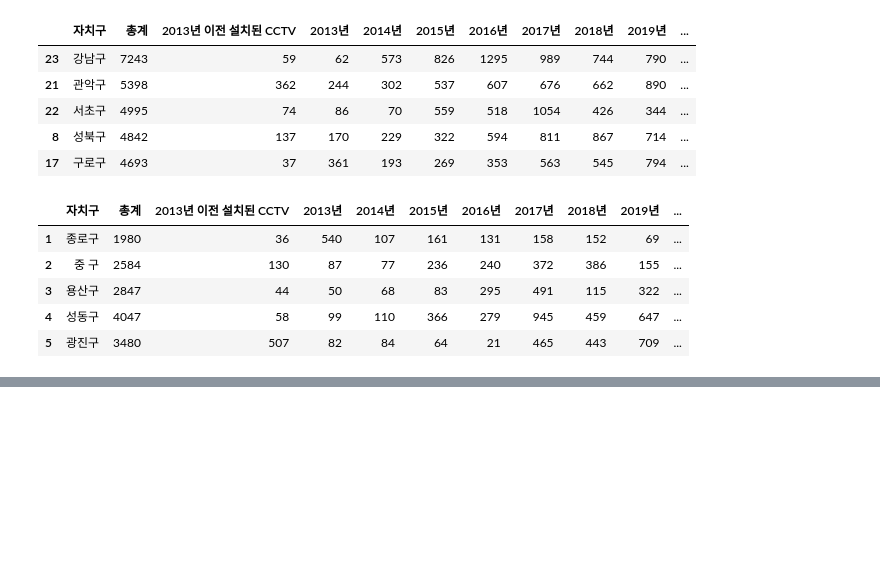
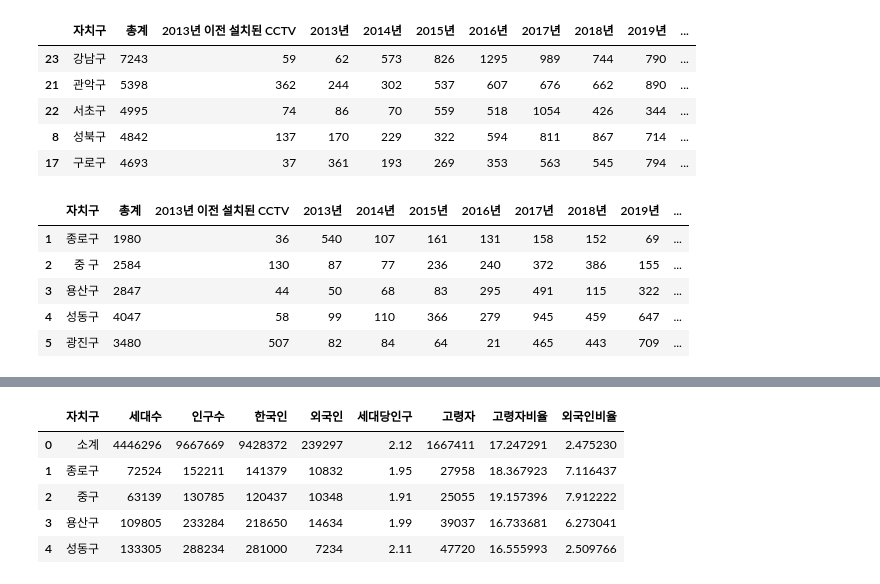
Before and after one commit to shared-repo/green-data-analysis, a Jupyter notebook: workspace/data-analysis-basic/eda-package-06.ipynb, the cells around one changed output, grey strips where cells are left out. Saved outputs shown, nothing was run; the diff lists cells and outputs as text; code cells hidden in the pictures; blank space fills up the shorter version.

```diff
--- a/workspace/data-analysis-basic/eda-package-06.ipynb
+++ b/workspace/data-analysis-basic/eda-package-06.ipynb
@@ -46,0 +78,22 @@ seoul_cctv.head()
+# %%
+# 데이터 읽기
+seoul_population = pd.read_csv("data-files/seoul-population.csv", encoding="utf-8")
+# %%
+# 컬럼명 변경
+columns2 = seoul_population.columns
+zipped_data = zip(columns2, ["자치구", "세대수", "인구수", "한국인", "외국인", "세대당인구", "고령자"])
+rename_map = { c1:c2 for c1, c2 in zipped_data }
+seoul_population.rename(columns=rename_map, inplace=True)
+# %%
+# 고령자비율, 외국인비율 컬럼 추가
+seoul_population["고령자비율"] = seoul_population["고령자"] / seoul_population["인구수"] * 100
+seoul_population["외국인비율"] = seoul_population["외국인"] / seoul_population["인구수"] * 100
+# %%
+seoul_population.head()
+# %% [output]
+|  | 자치구 | 세대수 | 인구수 | 한국인 | 외국인 | 세대당인구 | 고령자 | 고령자비율 | 외국인비율 |
+| 0 | 소계 | 4446296 | 9667669 | 9428372 | 239297 | 2.12 | 1667411 | 17.247291 | 2.475230 |
+| 1 | 종로구 | 72524 | 152211 | 141379 | 10832 | 1.95 | 27958 | 18.367923 | 7.116437 |
+| 2 | 중구 | 63139 | 130785 | 120437 | 10348 | 1.91 | 25055 | 19.157396 | 7.912222 |
+| 3 | 용산구 | 109805 | 233284 | 218650 | 14634 | 1.99 | 39037 | 16.733681 | 6.273041 |
+| 4 | 성동구 | 133305 | 288234 | 281000 | 7234 | 2.11 | 47720 | 16.555993 | 2.509766 |
```
Also changed, not shown: parts of 4 cells of this notebook.
